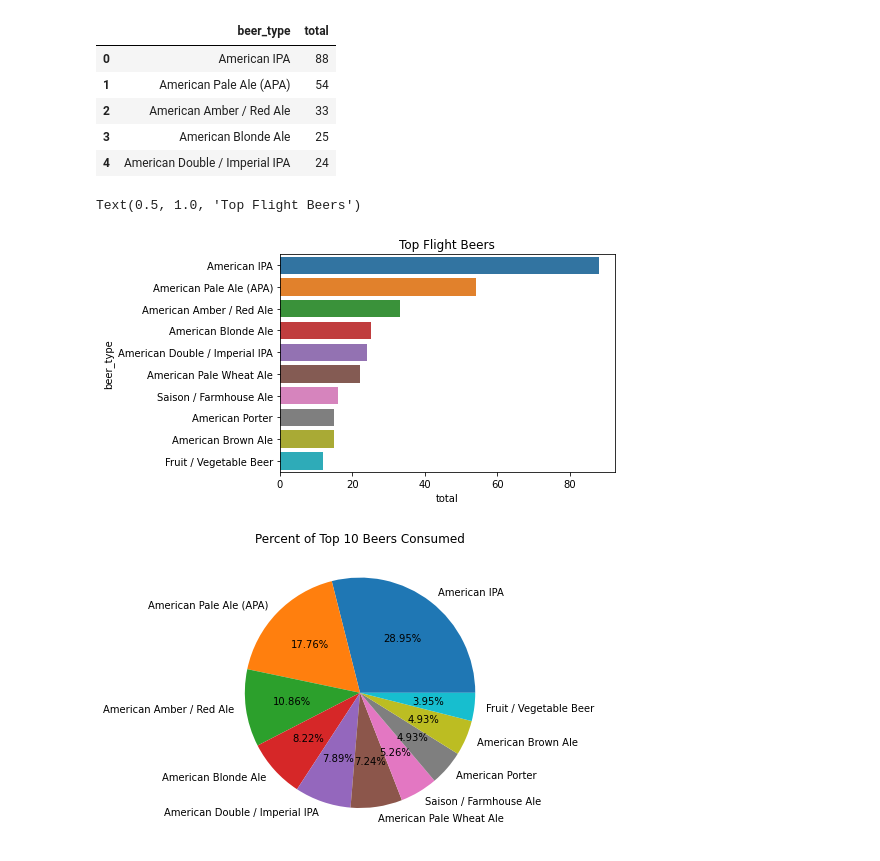
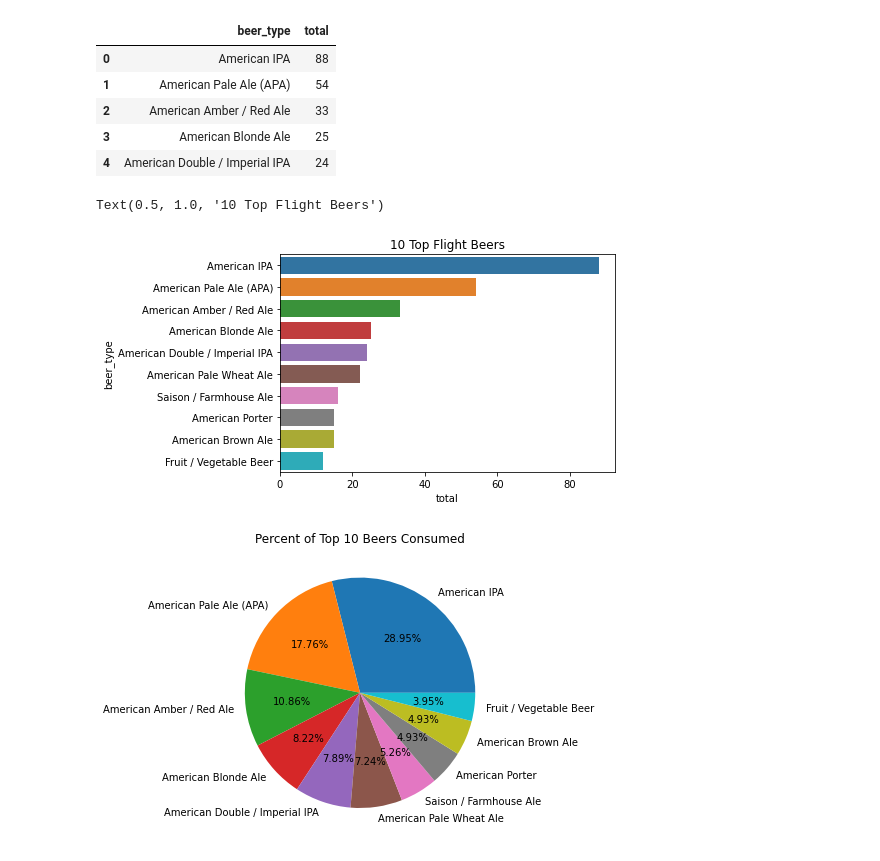
Before and after one commit to jamesallen0351/craft_beer, a Jupyter notebook: beer_final.ipynb, the cells around one changed output. Drawn from its saved outputs; the diff is of its cells as text; code cells hidden in the pictures.

```diff
--- a/beer_final.ipynb
+++ b/beer_final.ipynb
@@ -80,12 +80,12 @@ top_beers().head()
 | 3 | American Blonde Ale | 25 |
 | 4 | American Double / Imperial IPA | 24 |
 # %%
-# top flight beers in a bar chart
+# 10 top flight beers in a bar chart
 sns.barplot(x='total', y='beer_type', data=top_beers().head(10))
-plt.title('Top Flight Beers')
+plt.title('10 Top Flight Beers')
 # %% [output]
-Text(0.5, 1.0, 'Top Flight Beers')
+Text(0.5, 1.0, '10 Top Flight Beers')
-[figure, old version]
+[figure, new version]
 # %%
 # top 10 beers percentage in a pie chart
 top10_beers = top_beers().head(10)
```
Also changed, not shown: parts of 4 cells of this notebook, 1 other file.
